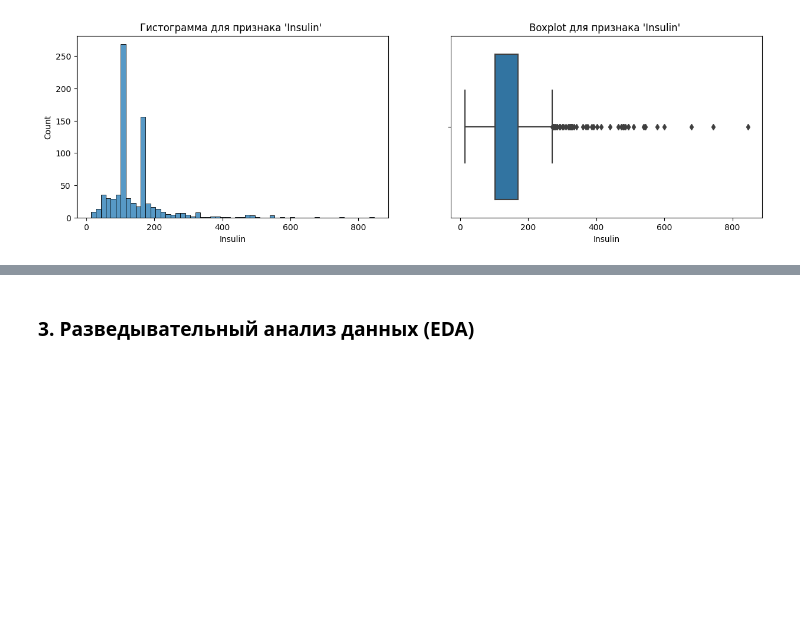
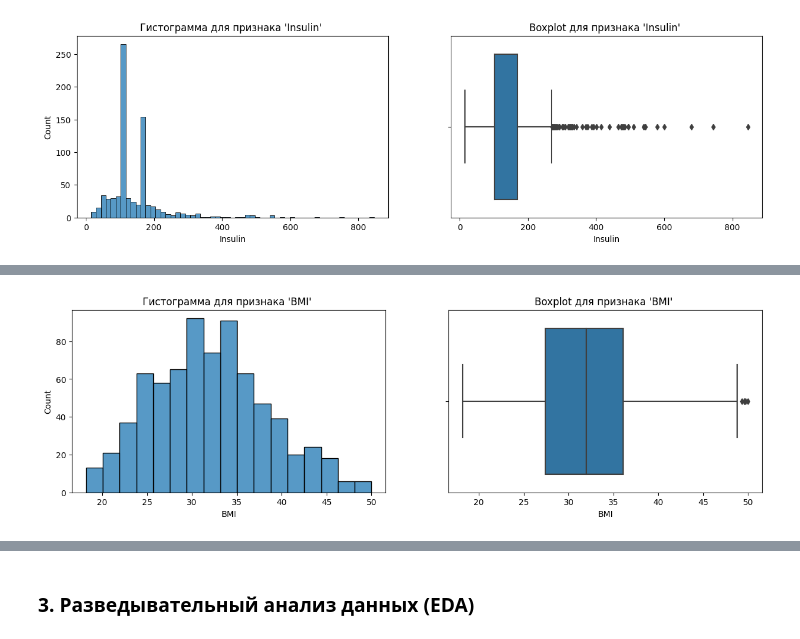
Before and after one commit to Nadarsa/sf_data_science, a Jupyter notebook: PROJECT-FINAL/graduation_project.ipynb, the cells around one changed output, grey strips where cells are left out. Cells and saved outputs as stored; diff of their text form; code cells hidden in the pictures; blank space fills up the shorter version.

```diff
--- a/PROJECT-FINAL/graduation_project.ipynb
+++ b/PROJECT-FINAL/graduation_project.ipynb
@@ -316,2 +399,11 @@ boxplot.set_title("Boxplot для признака 'BMI' ");
+# %%
+# признак BMI после очистки от выбросов
+fig, axes = plt.subplots(nrows=1, ncols=2, figsize=(15, 4))
+histplot = sns.histplot(data=cleaned_new, x='BMI', ax=axes[0]);
+histplot.set_title("Гистограмма для признака 'BMI' ");
+boxplot = sns.boxplot(data=cleaned_new, x='BMI', ax=axes[1]);
+boxplot.set_title("Boxplot для признака 'BMI' ");
+# %% [output]
+[figure, added]
 # %%
 fig, axes = plt.subplots(nrows=1, ncols=2, figsize=(15, 4))
```
Also changed, not shown: parts of 32 cells of this notebook, 1 other file.
